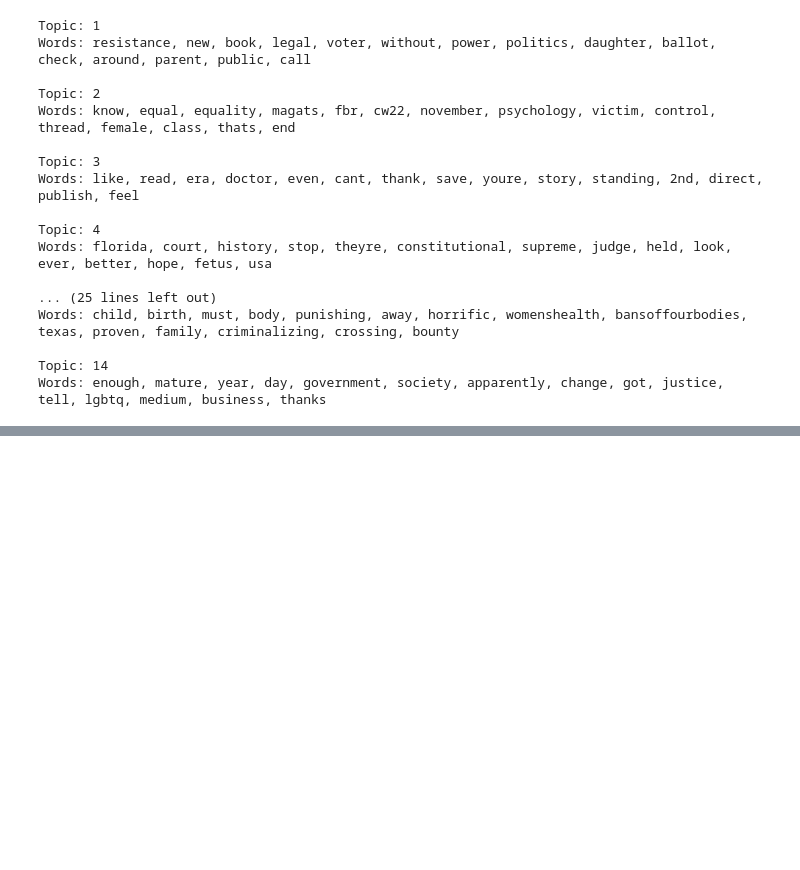
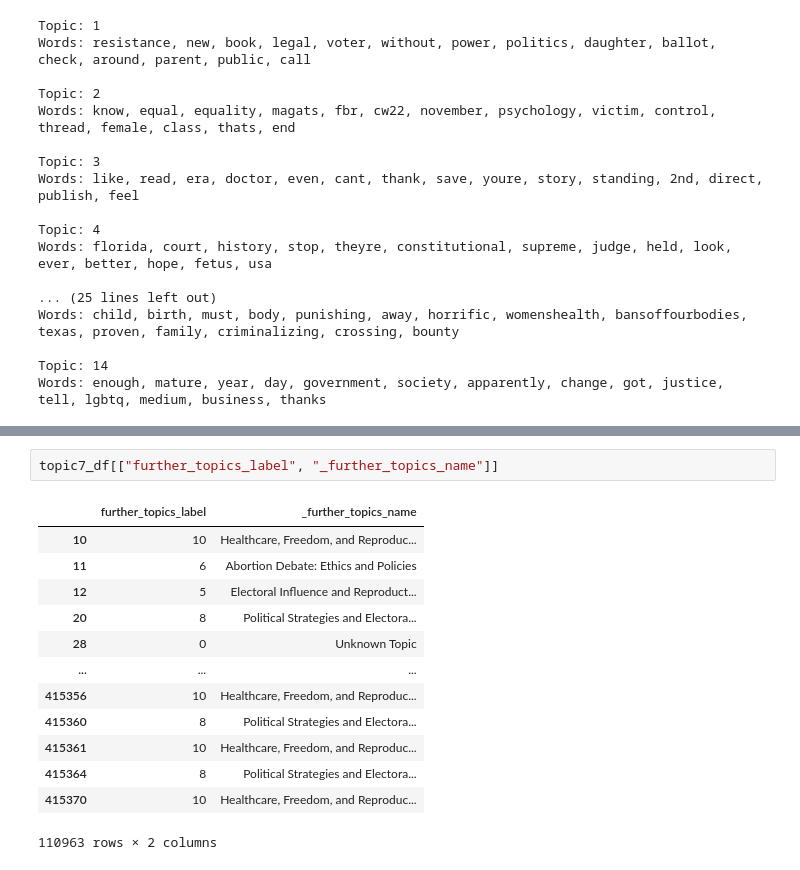
Before and after one commit to MaxAC273/DS5500_Capstone_Sentiment_Analysis, a Jupyter notebook: LDA_on_analyzed_data.ipynb, the cells around one changed output, grey strips where cells are left out. Saved outputs shown, nothing was run; the diff lists cells and outputs as text; blank space fills up the shorter version.

```diff
--- a/LDA_on_analyzed_data.ipynb
+++ b/LDA_on_analyzed_data.ipynb
@@ -77,0 +92,16 @@ Words: enough, mature, year, day, government, society, apparently, change, got,
+# %%
+topic7_df[["further_topics_label", "_further_topics_name"]]
+# %% [output]
+|  | further_topics_label | _further_topics_name |
+| 10 | 10 | Healthcare, Freedom, and Reproduc... |
+| 11 | 6 | Abortion Debate: Ethics and Policies |
+| 12 | 5 | Electoral Influence and Reproduct... |
+| 20 | 8 | Political Strategies and Electora... |
+| 28 | 0 | Unknown Topic |
+| ... | ... | ... |
+| 415356 | 10 | Healthcare, Freedom, and Reproduc... |
+| 415360 | 8 | Political Strategies and Electora... |
+| 415361 | 10 | Healthcare, Freedom, and Reproduc... |
+| 415364 | 8 | Political Strategies and Electora... |
+| 415370 | 10 | Healthcare, Freedom, and Reproduc... |
+110963 rows × 2 columns
```
Also changed, not shown: parts of 10 cells of this notebook, 2 other files.
